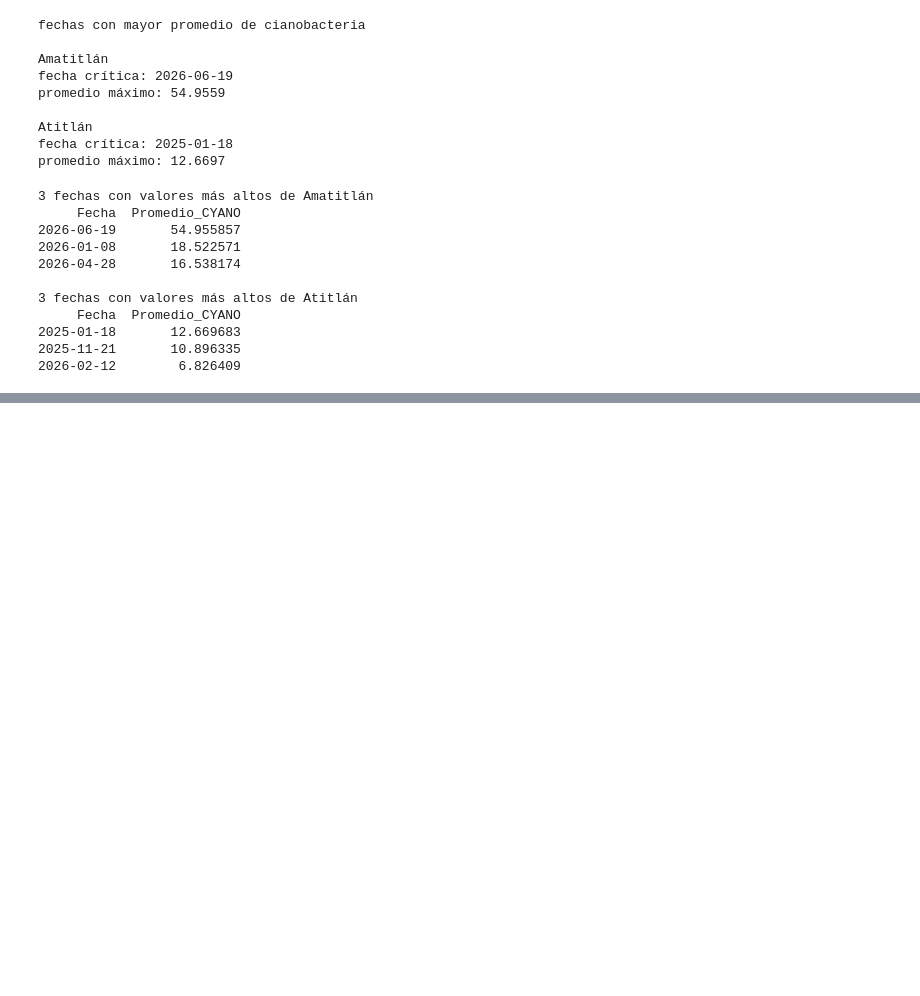
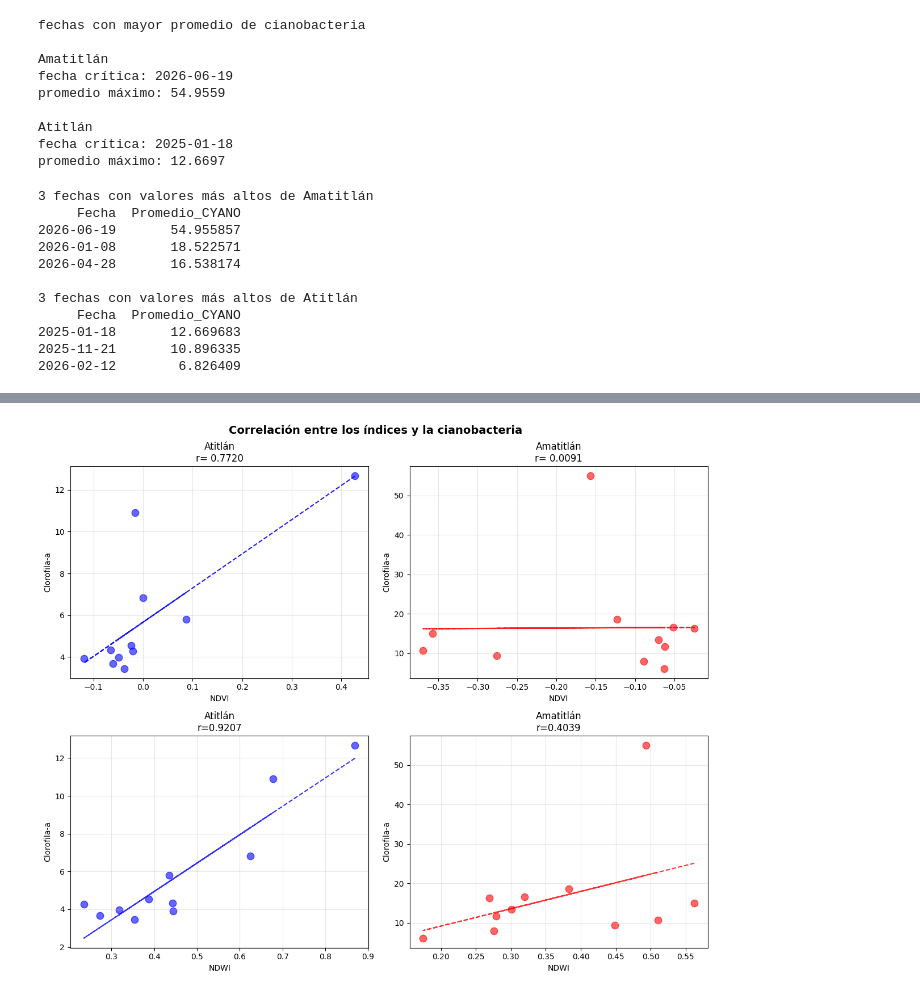
Before and after one commit to belennmm/DataS_Lab4_GeoEspaciales, a Jupyter notebook: Lab4_GeoEspaciales.ipynb, the cells around one changed output, grey strips where cells are left out. Saved outputs shown, nothing was run; the diff lists cells and outputs as text; code cells hidden in the pictures; blank space fills up the shorter version.

```diff
--- a/Lab4_GeoEspaciales.ipynb
+++ b/Lab4_GeoEspaciales.ipynb
@@ -708,0 +797,43 @@ for lago_nombre in df_temporal[ 'Lago' ].unique():
+# %%
+import matplotlib.pyplot as plt
+
+fig, axes = plt.subplots(2, 2 , figsize = (12 , 10))
+fig.suptitle('Correlación entre los índices y la cianobacteria', fontsize= 14, fontweight = 'bold')
+
+colores = {'Atitlán': 'blue', 'Amatitlán': 'red'}
+
+for idx_lago, lago_nombre in enumerate(lagos.keys()):
+    ndvi = datos_corr[lago_nombre]['NDVI']
+    ndwi = datos_corr[lago_nombre]['NDWI']
+    cyano = datos_corr[lago_nombre]['CYANO']
+    color = colores[lago_nombre]
+    ax = axes[0, idx_lago]
+    ax.scatter(ndvi, cyano , color = color, s= 80 , alpha= 0.6)
+
+    z = np.polyfit(ndvi, cyano, 1)
+    p = np.poly1d(z)
+    ax.plot(ndvi, p(ndvi), color= color, linestyle= '--', alpha = 0.9)
+
+    corr = correlaciones[lago_nombre]['NDVI_CYANO']
+    ax.set_xlabel('NDVI')
+    ax.set_ylabel('Clorofila-a')
+    ax.set_title(f'{lago_nombre}\nr= {corr:.4f}')
+    ax.grid(True,  alpha= 0.3)
+
+    ax = axes[1, idx_lago]
+    ax.scatter(ndwi , cyano , color= color, s= 80, alpha= 0.6)
+
+    z = np.polyfit(ndwi, cyano, 1)
+    p = np.poly1d(z)
+    ax.plot(ndwi, p(ndwi) , color= color , linestyle= '--', alpha = 0.8)
+    corr = correlaciones[lago_nombre]['NDWI_CYANO']
+    ax.set_xlabel('NDWI')
+    ax.set_ylabel('Clorofila-a')
+    ax.set_title(f'{lago_nombre}\nr={corr:.4f}')
+    ax.grid(True, alpha= 0.3)
+
+plt.tight_layout()
+plt.savefig('correlacion_indices_cyano.png', dpi=100, bbox_inches='tight')
+plt.show()
+# %% [output]
+[figure, added]
```
Also changed, not shown: parts of 5 cells of this notebook, 2 other files.
